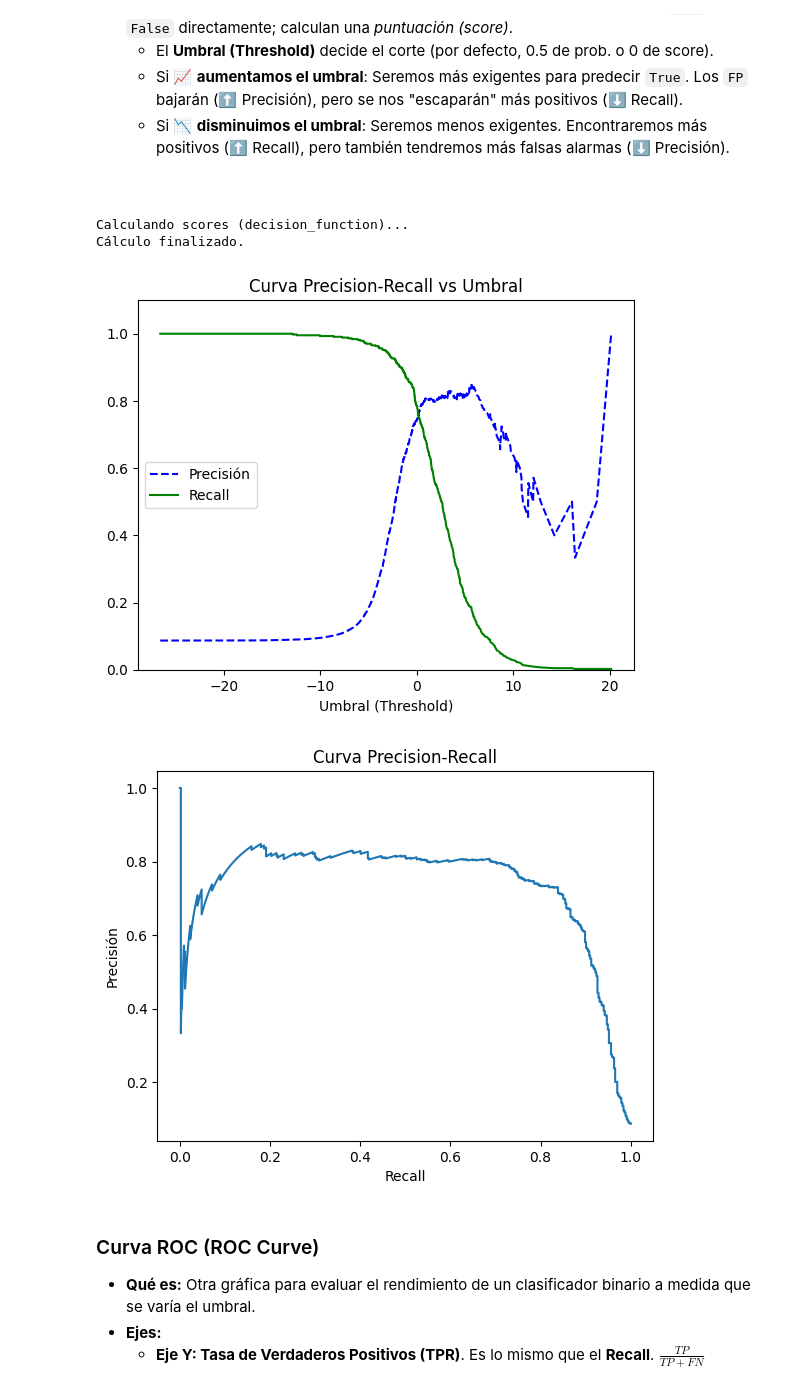
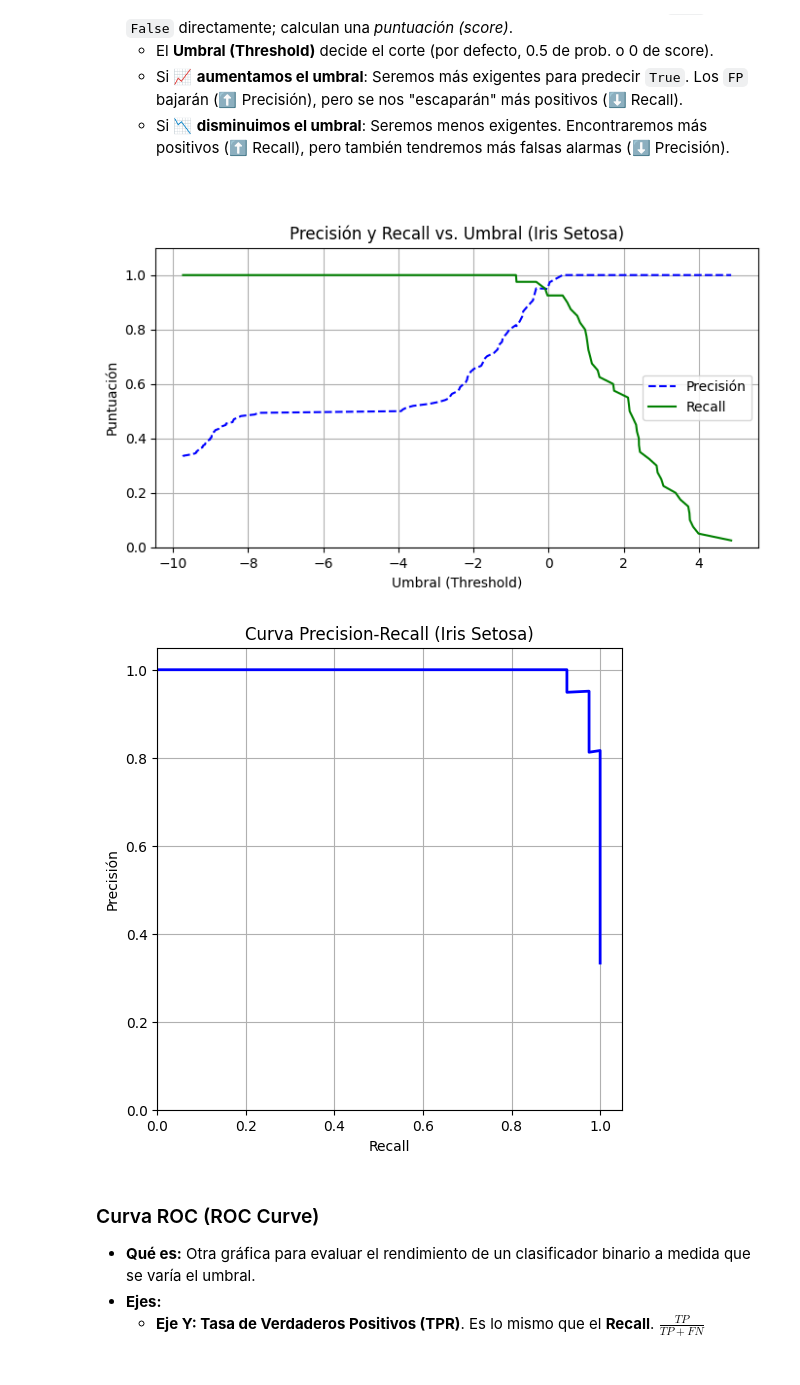
Before and after one commit to rrcorcelles/Fundamentos-Machine-Learning-Python, a Jupyter notebook: clasificacion.ipynb, the cells around one changed output. Drawn from its saved outputs; the diff is of its cells as text; code cells hidden in the pictures.

````diff
--- a/clasificacion.ipynb
+++ b/clasificacion.ipynb
@@ -77,14 +114,19 @@ Probabilidades [Prob_NO_5, Prob_SI_5]: [[0.05814672 0.94185328]]
 * **Sirve para:** Es extremadamente eficiente para **conjuntos de datos muy grandes (big data)** como MNIST, ya que procesa las muestras una por una o en pequeños lotes (batches), sin cargar toda la base de datos en memoria.
 # %%
 from sklearn.linear_model import SGDClassifier
-# El 'scaler' ya fue creado y entrenado en la parte anterior
+# El 'scaler' (scaler) y los datos escalados (X_train_scaled, X_test_scaled)
+# y las etiquetas binarias (y_train_setosa) ya fueron creados en los pasos anteriores.
 
-# 'loss="log_loss"' lo convierte en una Regresión Logística
-sgd_clf = SGDClassifier(loss='log_loss', max_iter=1000, tol=1e-3, random_state=42, n_jobs=-1)
+# 1. Crear el modelo SGDClassifier
+sgd_clf = SGDClassifier(random_state=42)
 
-# Entrenamos sobre el subset escalado y el problema binario
-sgd_clf.fit(X_train_subset_scaled, y_train_5_subset)
+# 2. Entrenar el modelo sobre los datos de entrenamiento escalados y el problema binario
+sgd_clf.fit(X_train_scaled, y_train_setosa)
 
-# Mostramos el modelo
-sgd_clf
+# 3. Predecir en la misma muestra de prueba usada antes (la primera del set de test)
+# 'some_flower' ya contiene X_test_scaled[0:1] de la celda de LogisticRegression
+prediction_sgd = sgd_clf.predict(some_flower)
+
+print(f"\nPredicción SGD para la primera flor del set de prueba:")
+print(f"  ¿Es Setosa? (clase predicha): {prediction_sgd[0]}")
 # %% [output]
@@ -190,37 +230,42 @@ Puntuación F1 (promedio multi-clase, subset): 0.8804
     * Si 📉 **disminuimos el umbral**: Seremos menos exigentes. Encontraremos más positivos (⬆️ Recall), pero también tendremos más falsas alarmas (⬇️ Precisión).
     ```python
 # %%
+import matplotlib.pyplot as plt
 from sklearn.metrics import precision_recall_curve
 
-# 1. Obtener los "scores" (¡Usando subset escalado!)
-print("Calculando scores (decision_function)...")
-y_scores_subset = cross_val_predict(log_reg, X_train_subset_scaled, y_train_5_subset, cv=3,
-                                    method="decision_function", n_jobs=-1)
-print("Cálculo finalizado.")
+# 1. Obtener los "scores" (salida de decision_function) para el problema binario Iris
+y_scores_setosa = cross_val_predict(log_reg, X_train_scaled, y_train_setosa, cv=3,
+                                    method="decision_function")
 
-# 2. Calcular los puntos de la curva
-precisions, recalls, thresholds = precision_recall_curve(y_train_5_subset, y_scores_subset)
+# 2. Calcular precisiones y recalls para diferentes umbrales
+precisions, recalls, thresholds = precision_recall_curve(y_train_setosa, y_scores_setosa)
 
-# 3. Graficar
+# 3. Graficar Precision y Recall vs Umbral
+plt.figure(figsize=(8, 4)) # Ajustar tamaño si es necesario
 plt.plot(thresholds, precisions[:-1], "b--", label="Precisión")
 plt.plot(thresholds, recalls[:-1], "g-", label="Recall")
 plt.xlabel("Umbral (Threshold)")
-plt.legend()
+plt.ylabel("Puntuación")
+plt.legend(loc="center right")
 plt.ylim([0, 1.1])
-plt.title("Curva Precision-Recall vs Umbral")
+plt.title("Precisión y Recall vs. Umbral (Iris Setosa)")
+plt.grid(True)
+
 plt.show()
 
-# También se puede plotear Precisión vs Recall directamente
-plt.plot(recalls, precisions)
+# 4. Graficar Precision vs Recall directamente
+plt.figure(figsize=(6, 6)) # Ajustar tamaño si es necesario
+plt.plot(recalls, precisions, "b-", linewidth=2)
 plt.xlabel("Recall")
 plt.ylabel("Precisión")
-plt.title("Curva Precision-Recall")
+plt.title("Curva Precision-Recall (Iris Setosa)")
+plt.axis([0, 1.05, 0, 1.05]) # Ajustar ejes
+plt.grid(True)
+
 plt.show()
 # %% [output]
-Calculando scores (decision_function)...
-Cálculo finalizado.
-[figure, old version]
+[figure, new version]
-[figure, old version]
+[figure, new version]
 # %% [markdown]
 ### Curva ROC (ROC Curve)
 
````
Also changed, not shown: parts of 8 cells of this notebook.
